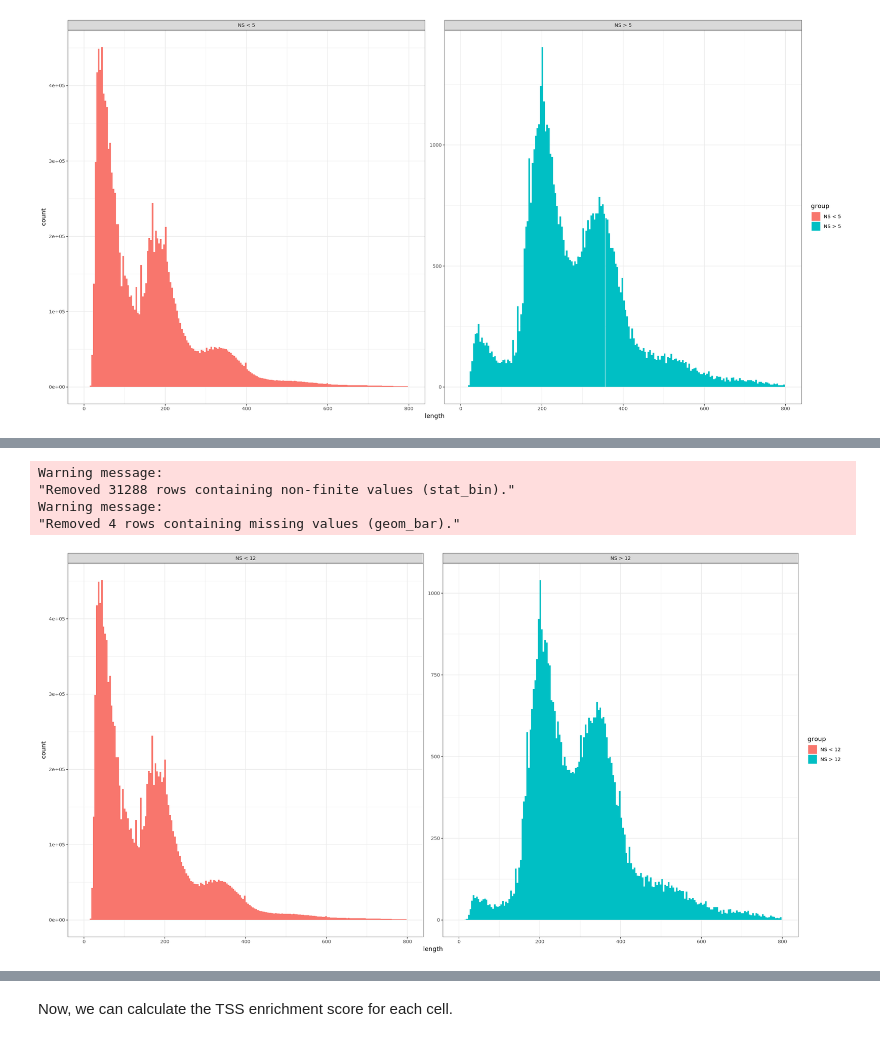
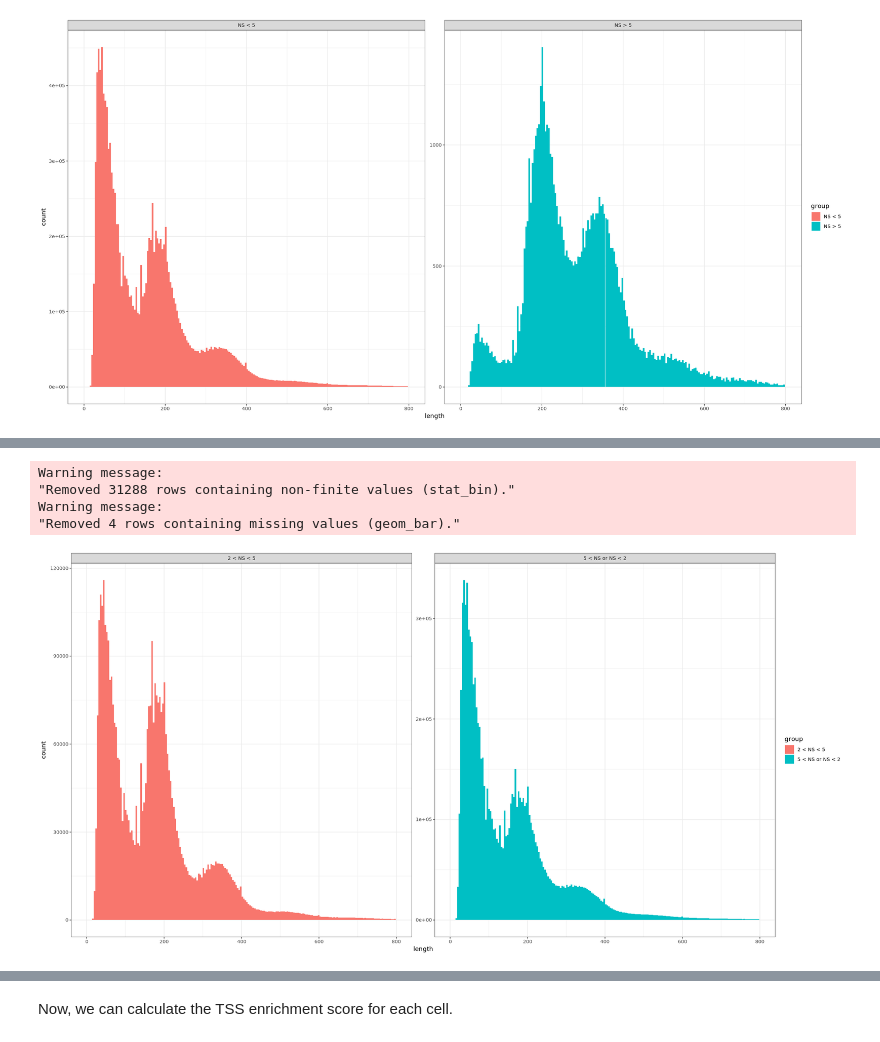
Before and after one commit to aryam7/sc_rats, a Jupyter notebook: snATAC/notebooks/Analyzing snATAC-seq.ipynb, the cells around one changed output, grey strips where cells are left out. Saved outputs shown, nothing was run; the diff lists cells and outputs as text; code cells hidden in the pictures.

Commit message:
try creating banded plots of nucleosome signal

```diff
--- a/snATAC/notebooks/Analyzing snATAC-seq.ipynb
+++ b/snATAC/notebooks/Analyzing snATAC-seq.ipynb
@@ -193,0 +305,4 @@ Warning message:
+# %%
+amygdala$nucleosome_group <- ifelse(5 < amygdala$nucleosome_signal | amygdala$nucleosome_signal < 1.3, '5 < NS or NS < 1.3', '1.3 < NS < 5')
+# TODO: change the region from chr1 to something more useful
+FragmentHistogram(object = amygdala, group.by = 'nucleosome_group', region='1-1-282763074')
@@ -193,0 +315,4 @@ Warning message:
+# %%
+amygdala$nucleosome_group <- ifelse(5 < amygdala$nucleosome_signal | amygdala$nucleosome_signal < 1.4, '5 < NS or NS < 1.4', '1.4 < NS < 5')
+# TODO: change the region from chr1 to something more useful
+FragmentHistogram(object = amygdala, group.by = 'nucleosome_group', region='1-1-282763074')
@@ -193,0 +325,4 @@ Warning message:
+# %%
+amygdala$nucleosome_group <- ifelse(5 < amygdala$nucleosome_signal | amygdala$nucleosome_signal < 1.5, '5 < NS or NS < 1.5', '1.5 < NS < 5')
+# TODO: change the region from chr1 to something more useful
+FragmentHistogram(object = amygdala, group.by = 'nucleosome_group', region='1-1-282763074')
@@ -193,0 +335,4 @@ Warning message:
+# %%
+amygdala$nucleosome_group <- ifelse(5 < amygdala$nucleosome_signal | amygdala$nucleosome_signal < 1.7, '5 < NS or NS < 1.7', '1.7 < NS < 5')
+# TODO: change the region from chr1 to something more useful
+FragmentHistogram(object = amygdala, group.by = 'nucleosome_group', region='1-1-282763074')
@@ -194,10 +345,10 @@ Warning message:
 # %%
-amygdala$nucleosome_group <- ifelse(amygdala$nucleosome_signal > 12, 'NS > 12', 'NS < 12')
+amygdala$nucleosome_group <- ifelse(5 < amygdala$nucleosome_signal | amygdala$nucleosome_signal < 2, '5 < NS or NS < 2', '2 < NS < 5')
 # TODO: change the region from chr1 to something more useful
 FragmentHistogram(object = amygdala, group.by = 'nucleosome_group', region='1-1-282763074')
 # %% [output]
 Warning message:
 "Removed 31288 rows containing non-finite values (stat_bin)."
 Warning message:
 "Removed 4 rows containing missing values (geom_bar)."
-[figure, old version]
+[figure, new version]
```
Also changed, not shown: parts of 21 cells of this notebook.
